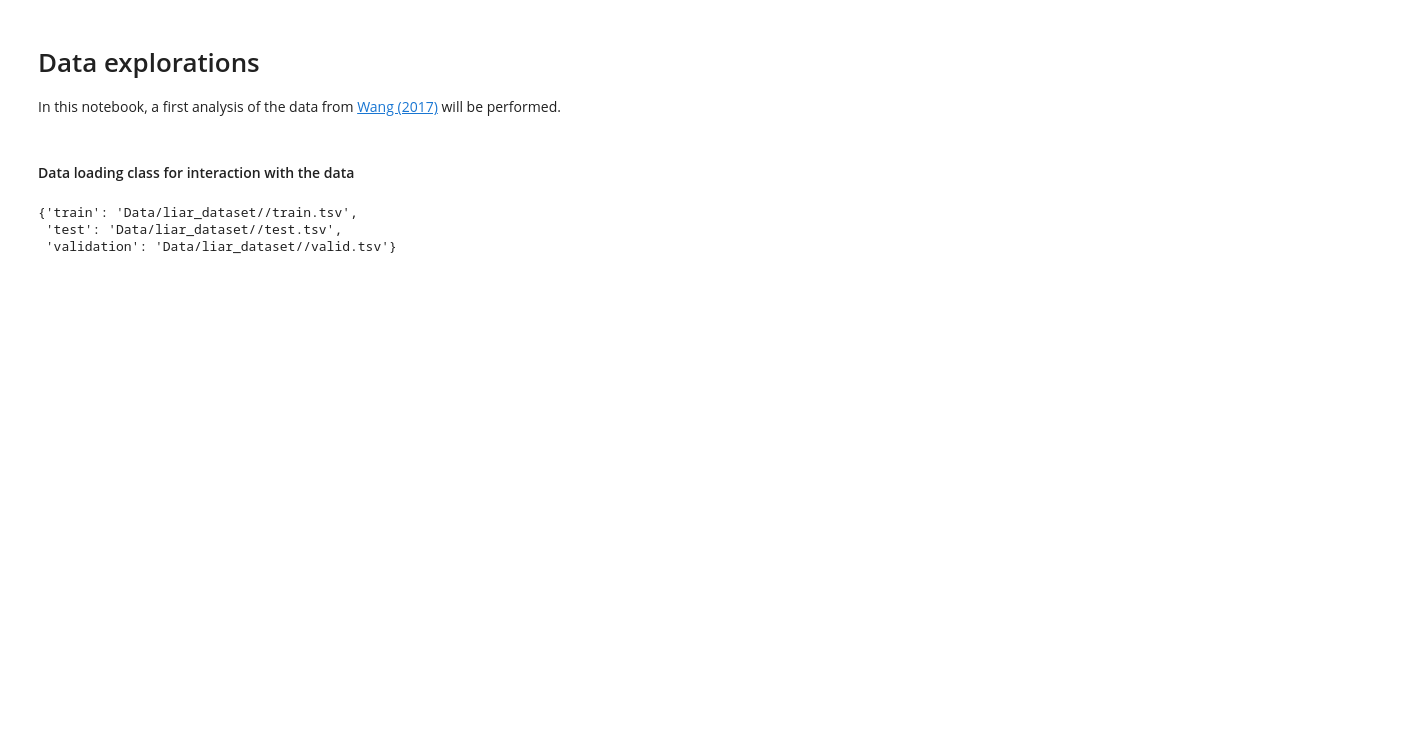
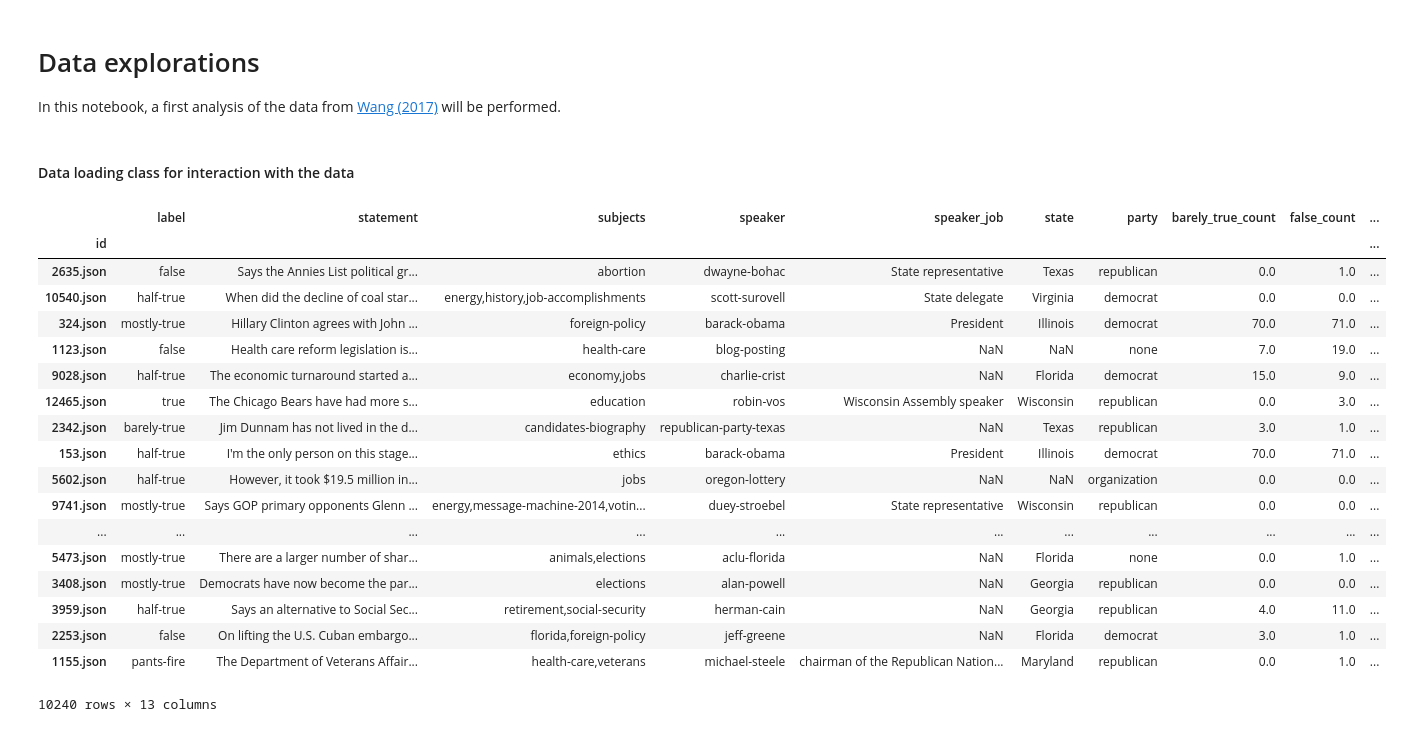
Before and after one commit to MeMartijn/FakeNewsDetection, a Jupyter notebook: Code/Data explorations.ipynb, the cells around one changed output. Saved outputs shown, nothing was run; the diff lists cells and outputs as text; code cells hidden in the pictures; blank space fills up the shorter version.

Commit message:
chore: added pandas read functions

```diff
--- a/Code/Data explorations.ipynb
+++ b/Code/Data explorations.ipynb
@@ -33,11 +33,30 @@ class DataLoader:
 
     def get_dfs(self):
         '''Returns a dictionary with pandas dataframes for all data in the data_link dictionary'''
-        return pd.DataFrame()
+        return {
+            dataset: pd.read_csv(self.data_link[dataset], sep='\t', header=None, index_col=0, names=['id', 'label', 'statement', 'subjects', 'speaker', 'speaker_job', 'state', 'party', 'barely_true_count', 'false_count', 'half_true_count', 'mostly_true_count', 'pants_on_fire_count', 'context'])
+            for dataset in self.data_link.keys()
+        }
 # %%
 data = DataLoader()
-data.data_link
+data.df['train']
 # %% [output]
+|  | label | statement | subjects | speaker | speaker_job | state | party | barely_true_count | false_count | ... |
+| id |  |  |  |  |  |  |  |  |  | ... |
+| 2635.json | false | Says the Annies List political gr... | abortion | dwayne-bohac | State representative | Texas | republican | 0.0 | 1.0 | ... |
+| 10540.json | half-true | When did the decline of coal star... | energy,history,job-accomplishments | scott-surovell | State delegate | Virginia | democrat | 0.0 | 0.0 | ... |
+| 324.json | mostly-true | Hillary Clinton agrees with John ... | foreign-policy | barack-obama | President | Illinois | democrat | 70.0 | 71.0 | ... |
+| 1123.json | false | Health care reform legislation is... | health-care | blog-posting | NaN | NaN | none | 7.0 | 19.0 | ... |
+| 9028.json | half-true | The economic turnaround started a... | economy,jobs | charlie-crist | NaN | Florida | democrat | 15.0 | 9.0 | ... |
+| 12465.json | true | The Chicago Bears have had more s... | education | robin-vos | Wisconsin Assembly speaker | Wisconsin | republican | 0.0 | 3.0 | ... |
+| 2342.json | barely-true | Jim Dunnam has not lived in the d... | candidates-biography | republican-party-texas | NaN | Texas | republican | 3.0 | 1.0 | ... |
+| 153.json | half-true | I'm the only person on this stage... | ethics | barack-obama | President | Illinois | democrat | 70.0 | 71.0 | ... |
+| 5602.json | half-true | However, it took $19.5 million in... | jobs | oregon-lottery | NaN | NaN | organization | 0.0 | 0.0 | ... |
+| 9741.json | mostly-true | Says GOP primary opponents Glenn ... | energy,message-machine-2014,votin... | duey-stroebel | State representative | Wisconsin | republican | 0.0 | 0.0 | ... |
+| ... | ... | ... | ... | ... | ... | ... | ... | ... | ... | ... |
+| 5473.json | mostly-true | There are a larger number of shar... | animals,elections | aclu-florida | NaN | Florida | none | 0.0 | 1.0 | ... |
+| 3408.json | mostly-true | Democrats have now become the par... | elections | alan-powell | NaN | Georgia | republican | 0.0 | 0.0 | ... |
+| 3959.json | half-true | Says an alternative to Social Sec... | retirement,social-security | herman-cain | NaN | Georgia | republican | 4.0 | 11.0 | ... |
+| 2253.json | false | On lifting the U.S. Cuban embargo... | florida,foreign-policy | jeff-greene | NaN | Florida | democrat | 3.0 | 1.0 | ... |
+| 1155.json | pants-fire | The Department of Veterans Affair... | health-care,veterans | michael-steele | chairman of the Republican Nation... | Maryland | republican | 0.0 | 1.0 | ... |
-{'train': 'Data/liar_dataset//train.tsv',
- 'test': 'Data/liar_dataset//test.tsv',
- 'validation': 'Data/liar_dataset//valid.tsv'}
+10240 rows × 13 columns
```
